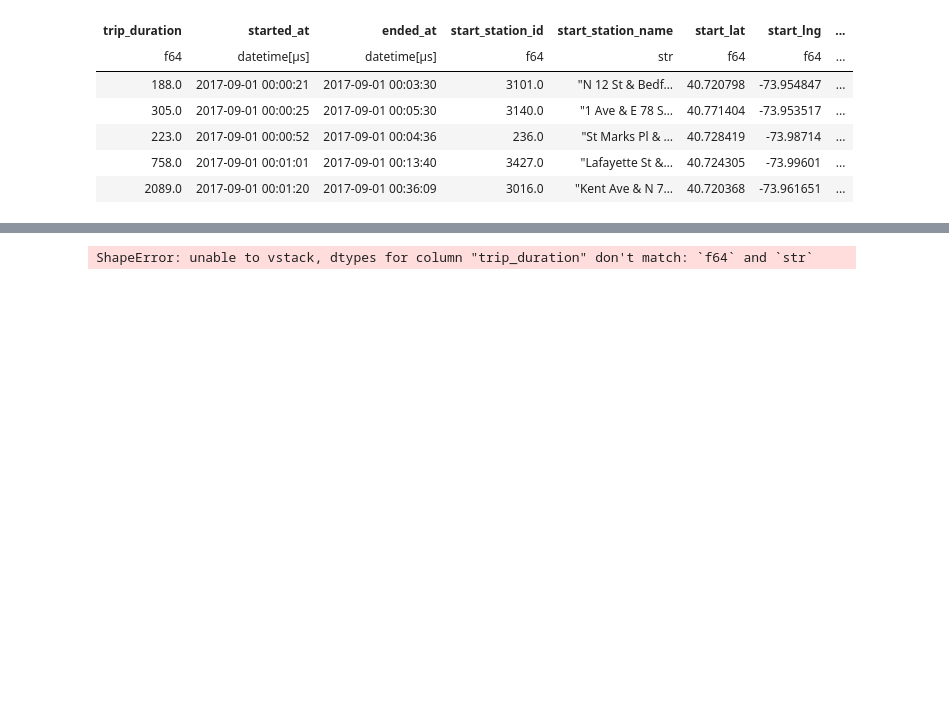
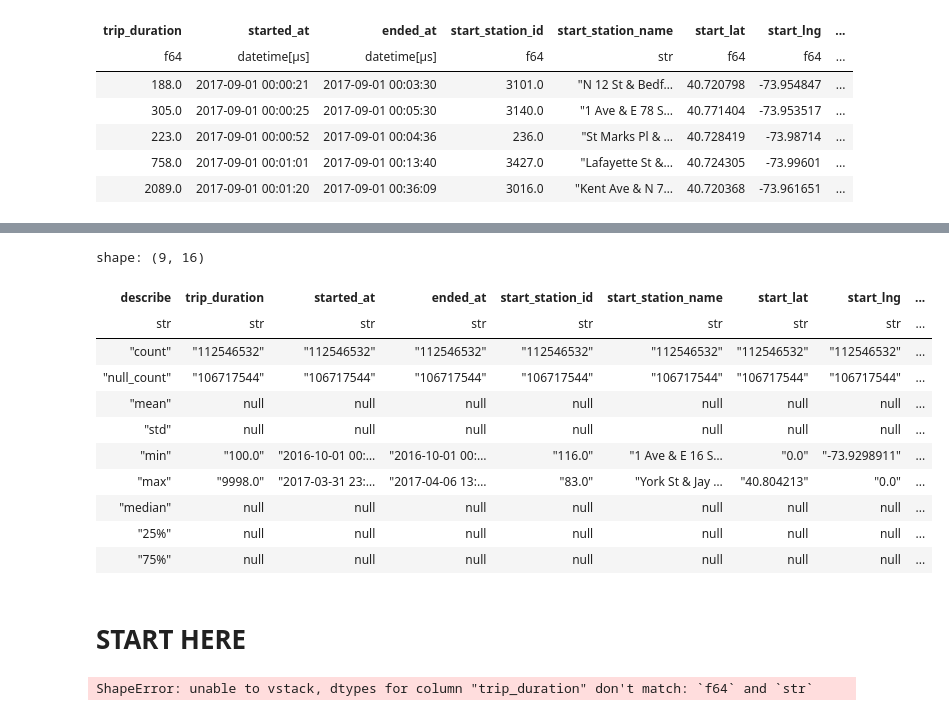
Before and after one commit to sralter/tour_de_city, a Jupyter notebook: 02_combining_datasets.ipynb, the cells around one changed output, grey strips where cells are left out. Saved outputs shown, nothing was run; the diff lists cells and outputs as text; code cells hidden in the pictures; blank space fills up the shorter version.

```diff
--- a/02_combining_datasets.ipynb
+++ b/02_combining_datasets.ipynb
@@ -1498,2 +1539,17 @@ DF ["trip_duration", "started_at", "ended_at", "start_station_id"]; PROJECT */15
 # %%
-# remove nulls from section2
+group2_col_section2.describe()
+# %% [output]
+shape: (9, 16)
+| describe | trip_duration | started_at | ended_at | start_station_id | start_station_name | start_lat | start_lng | ... |
+| str | str | str | str | str | str | str | str | ... |
+| "count" | "112546532" | "112546532" | "112546532" | "112546532" | "112546532" | "112546532" | "112546532" | ... |
+| "null_count" | "106717544" | "106717544" | "106717544" | "106717544" | "106717544" | "106717544" | "106717544" | ... |
+| "mean" | null | null | null | null | null | null | null | ... |
+| "std" | null | null | null | null | null | null | null | ... |
+| "min" | "100.0" | "2016-10-01 00:… | "2016-10-01 00:… | "116.0" | "1 Ave & E 16 S… | "0.0" | "-73.9298911" | ... |
+| "max" | "9998.0" | "2017-03-31 23:… | "2017-04-06 13:… | "83.0" | "York St & Jay … | "40.804213" | "0.0" | ... |
+| "median" | null | null | null | null | null | null | null | ... |
+| "25%" | null | null | null | null | null | null | null | ... |
+| "75%" | null | null | null | null | null | null | null | ... |
+# %% [markdown]
+# START HERE
```
Also changed, not shown: parts of 13 cells of this notebook.
